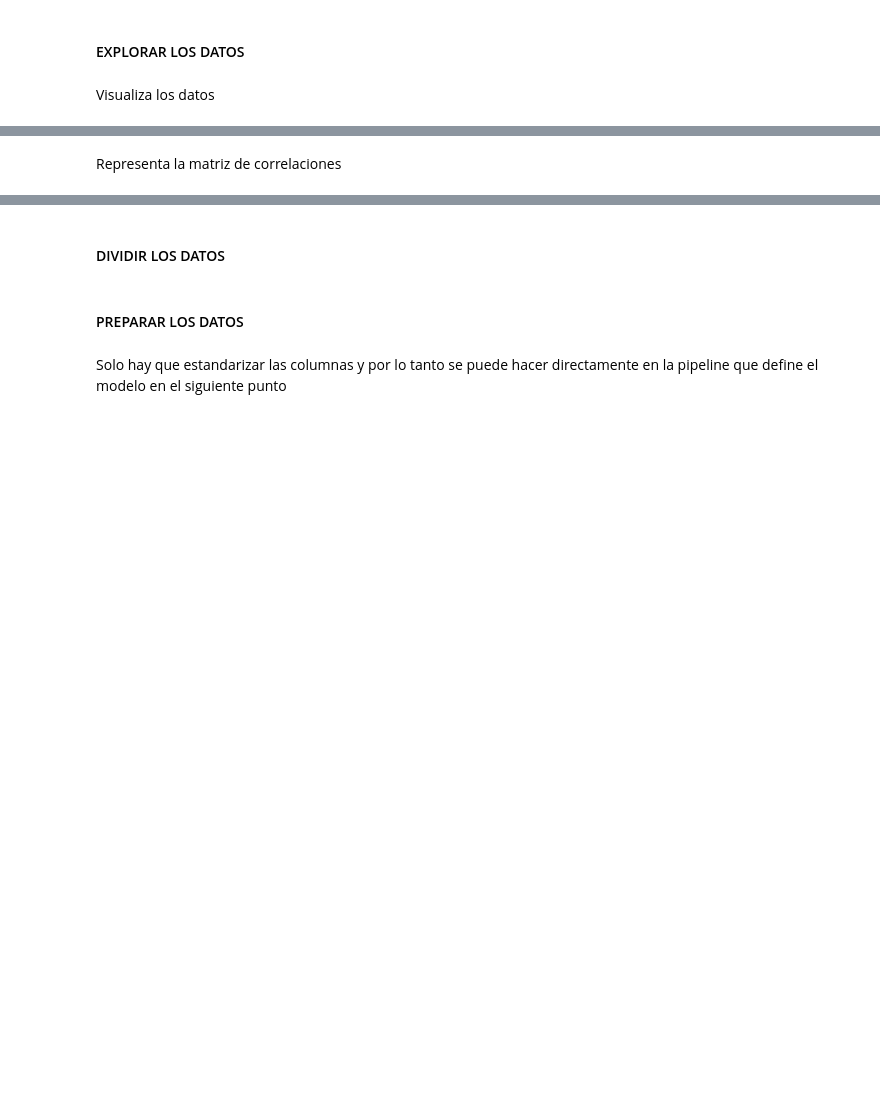
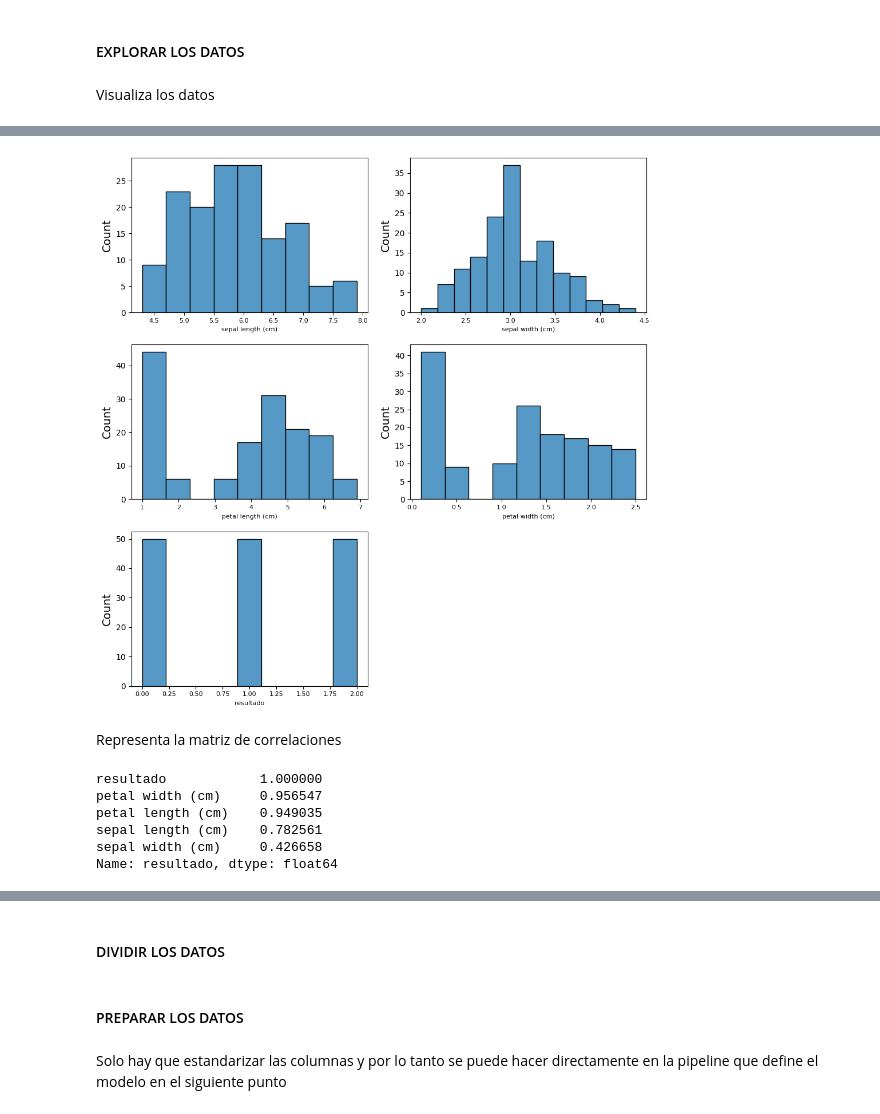
Before and after one commit to xabierguerrero/IABD_2425, a Jupyter notebook: Python_Ejers/SAPA/2_11Ejers/2_11Ejercicios.ipynb, the cells around one changed output, grey strips where cells are left out. Cells and saved outputs as stored; diff of their text form; code cells hidden in the pictures; blank space fills up the shorter version.

```diff
--- a/Python_Ejers/SAPA/2_11Ejers/2_11Ejercicios.ipynb
+++ b/Python_Ejers/SAPA/2_11Ejers/2_11Ejercicios.ipynb
@@ -190,3 +319,8 @@ y = iris.target
+# %%
+data_iris=np.column_stack((X,y))
+df_iris = pd.DataFrame(data=data_diabetes)
+column_names = list(X.columns) + ['resultado']
+df_iris = pd.DataFrame(data=data_iris, columns=column_names)
 # %% [markdown]
 #### EXPLORAR LOS DATOS
 # %% [markdown]
@@ -194,2 +364,29 @@ Visualiza los datos
+# %%
+Xs=['sepal length (cm)','sepal width (cm)','petal length (cm)','petal width (cm)','resultado']
+plt.figure(figsize=(10,10))
+for contador in range(5):
+    plt.subplot(3,2,contador+1)
+    plt.xlabel(Xs[contador],fontsize=8)
+    if contador<5:
+        sns.histplot(df_iris,x=Xs[contador],legend=None)
+    else:
+        sns.countplot(df_iris,x=Xs[contador],legend=None)
+
+
+plt.tight_layout()
+plt.show()
+# %% [output]
+[figure, added]
 # %% [markdown]
 Representa la matriz de correlaciones
+# %%
+corr_matrix = df_iris.corr(numeric_only=True).abs()
+target_corr=corr_matrix['resultado'].sort_values(ascending=False)
+target_corr
+# %% [output]
+resultado            1.000000
+petal width (cm)     0.956547
+petal length (cm)    0.949035
+sepal length (cm)    0.782561
+sepal width (cm)     0.426658
+Name: resultado, dtype: float64
```
Also changed, not shown: parts of 52 cells of this notebook, 19 other files.
